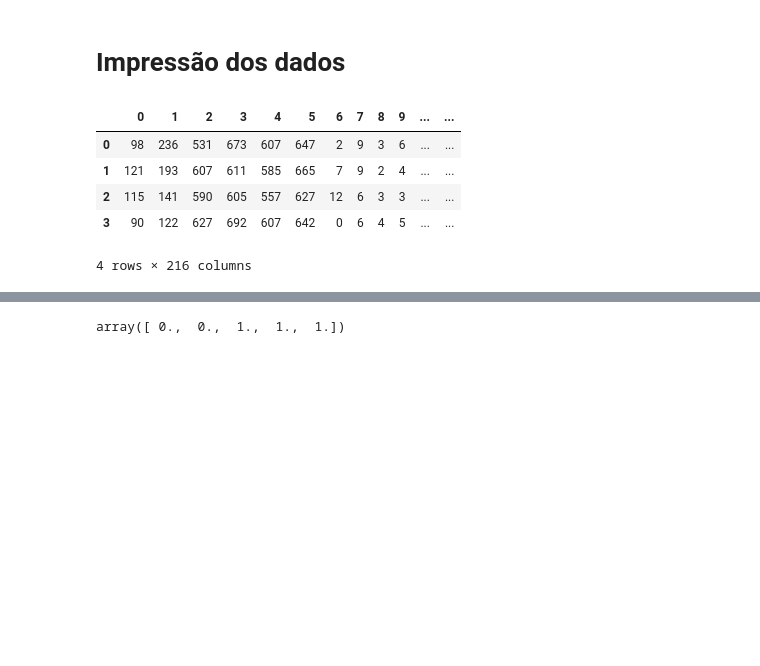
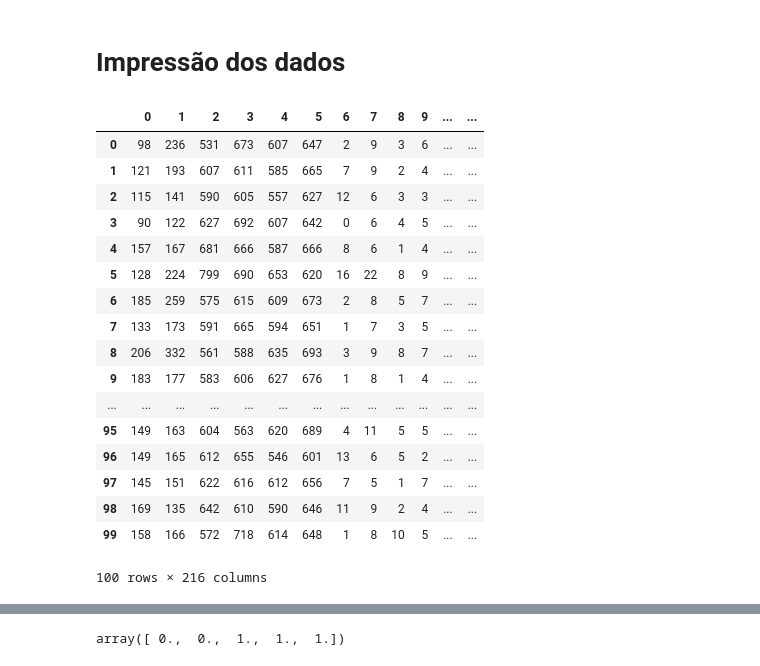
Before and after one commit to mrcferro/am, a Jupyter notebook: dadoscrus.ipynb, the cells around one changed output, grey strips where cells are left out. Cells and saved outputs as stored; diff of their text form; code cells hidden in the pictures; blank space fills up the shorter version.

```diff
--- a/dadoscrus.ipynb
+++ b/dadoscrus.ipynb
@@ -25,14 +25,26 @@ dkar = pd.read_csv('dados/mfeat-kar', delim_whitespace=True, header=None)
 # %%
 # Todos os conjuntos de dados possuem 2000 linhas, 200 instancias por classe (classes de 0-9)
 # %%
-dfac[:4]
+dfac[:100]
 # %% [output]
 |  | 0 | 1 | 2 | 3 | 4 | 5 | 6 | 7 | 8 | 9 | ... | ... |
 | 0 | 98 | 236 | 531 | 673 | 607 | 647 | 2 | 9 | 3 | 6 | ... | ... |
 | 1 | 121 | 193 | 607 | 611 | 585 | 665 | 7 | 9 | 2 | 4 | ... | ... |
 | 2 | 115 | 141 | 590 | 605 | 557 | 627 | 12 | 6 | 3 | 3 | ... | ... |
 | 3 | 90 | 122 | 627 | 692 | 607 | 642 | 0 | 6 | 4 | 5 | ... | ... |
+| 4 | 157 | 167 | 681 | 666 | 587 | 666 | 8 | 6 | 1 | 4 | ... | ... |
+| 5 | 128 | 224 | 799 | 690 | 653 | 620 | 16 | 22 | 8 | 9 | ... | ... |
+| 6 | 185 | 259 | 575 | 615 | 609 | 673 | 2 | 8 | 5 | 7 | ... | ... |
+| 7 | 133 | 173 | 591 | 665 | 594 | 651 | 1 | 7 | 3 | 5 | ... | ... |
+| 8 | 206 | 332 | 561 | 588 | 635 | 693 | 3 | 9 | 8 | 7 | ... | ... |
+| 9 | 183 | 177 | 583 | 606 | 627 | 676 | 1 | 8 | 1 | 4 | ... | ... |
+| ... | ... | ... | ... | ... | ... | ... | ... | ... | ... | ... | ... | ... |
+| 95 | 149 | 163 | 604 | 563 | 620 | 689 | 4 | 11 | 5 | 5 | ... | ... |
+| 96 | 149 | 165 | 612 | 655 | 546 | 601 | 13 | 6 | 5 | 2 | ... | ... |
+| 97 | 145 | 151 | 622 | 616 | 612 | 656 | 7 | 5 | 1 | 7 | ... | ... |
+| 98 | 169 | 135 | 642 | 610 | 590 | 646 | 11 | 9 | 2 | 4 | ... | ... |
+| 99 | 158 | 166 | 572 | 718 | 614 | 648 | 1 | 8 | 10 | 5 | ... | ... |
-4 rows × 216 columns
+100 rows × 216 columns
 # %%
 dfou[:4]
 # %% [output]
```
Also changed, not shown: 4 other files.
